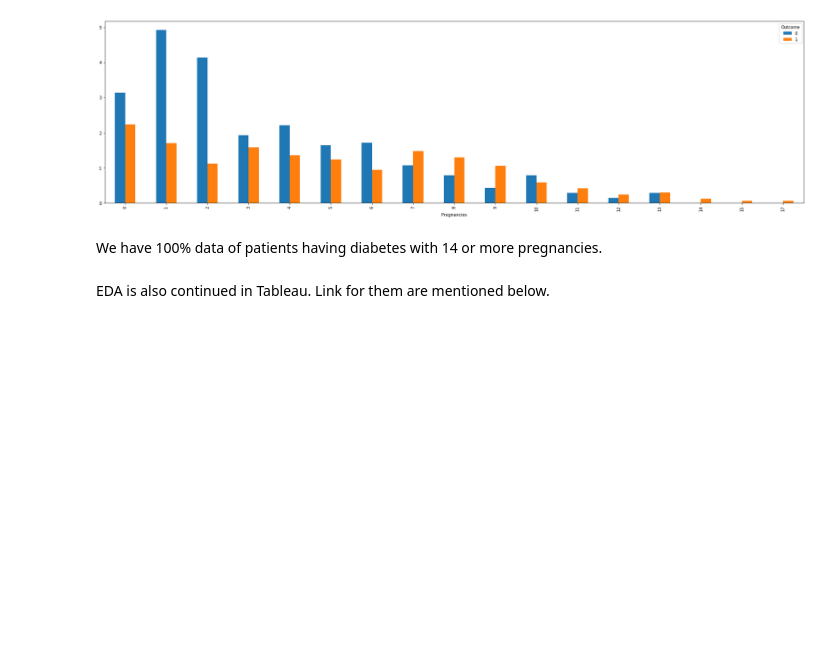
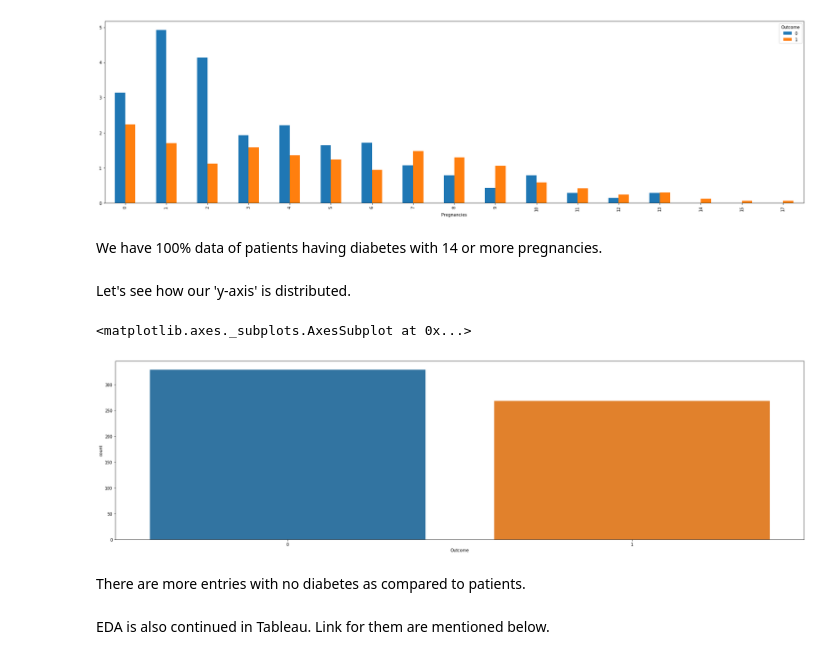
Before and after one commit to NortheasternUniversityADS/Final-Project, a Jupyter notebook: Diabetes/EDA.ipynb, the cells around one changed output. Cells and saved outputs as stored; diff of their text form; code cells hidden in the pictures; blank space fills up the shorter version.

```diff
--- a/Diabetes/EDA.ipynb
+++ b/Diabetes/EDA.ipynb
@@ -65,6 +65,17 @@ p = d.plot(kind='bar')
 [figure]
 # %% [markdown]
 We have 100% data of patients having diabetes with 14 or more pregnancies.
+# %% [markdown]
+Let's see how our 'y-axis' is distributed.
+# %%
+Outcome = pd.DataFrame(df.groupby('Outcome').size()).idxmax()[0]
+df['Outcome'] = df['Outcome'].fillna(Outcome)
+sns.countplot(data=df,x='Outcome')
+# %% [output]
+<matplotlib.axes._subplots.AxesSubplot at 0x...>
+[figure, added]
+# %% [markdown]
+There are more entries with no diabetes as compared to patients.
 # %% [markdown]
 EDA is also continued in Tableau. Link for them are mentioned below.
 # %% [markdown]
```
